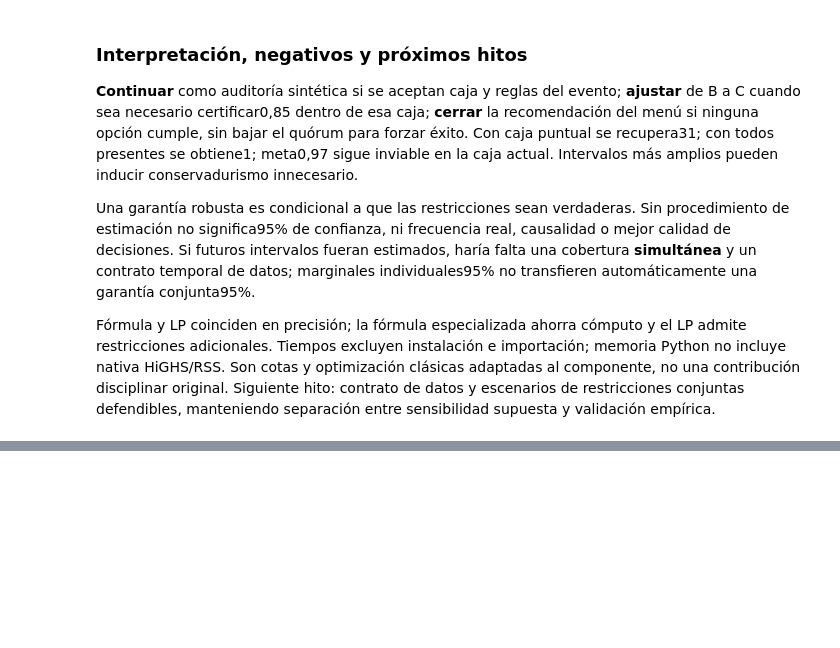
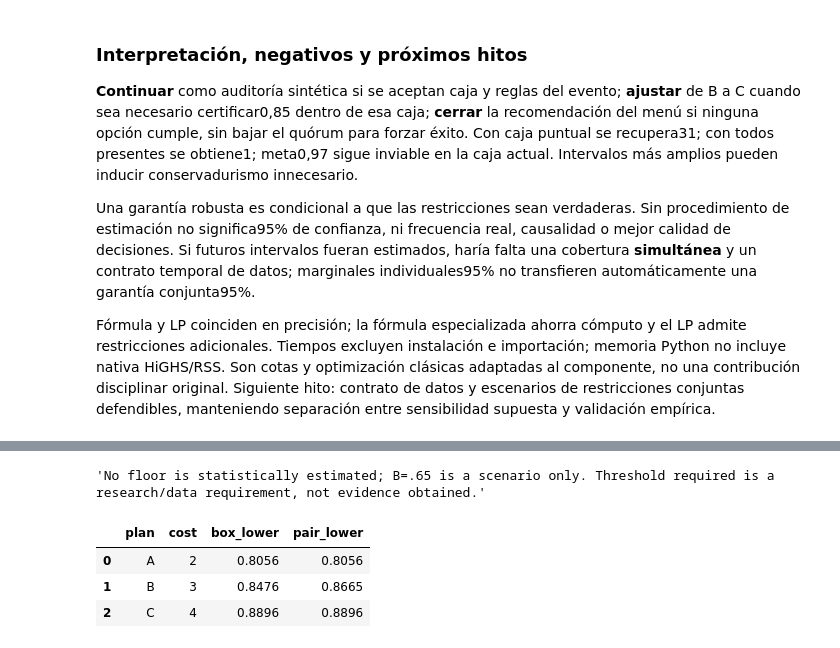
Before and after one commit to Jose85100/Portafolio, a Jupyter notebook: 06-strategy-innovation-and-leadership/21-executive-governance-board-decisions/quorum-common-cause-gate/notebook.ipynb, the cells around one changed output, grey strips where cells are left out. Drawn from its saved outputs; the diff is of its cells as text; code cells hidden in the pictures; blank space fills up the shorter version.

```diff
--- a/06-strategy-innovation-and-leadership/21-executive-governance-board-decisions/quorum-common-cause-gate/notebook.ipynb
+++ b/06-strategy-innovation-and-leadership/21-executive-governance-board-decisions/quorum-common-cause-gate/notebook.ipynb
@@ -386,0 +403,15 @@ Fórmula y LP coinciden en precisión; la fórmula especializada ahorra cómputo
+# %%
+from benchmarks.pair_run import load_pair_config, lp_pair
+from src.pair_assurance import pair_lower, required_pair_floor, choose_pair
+pcfg,pplans,prisk,pshock=load_pair_config()
+pdf=pd.DataFrame([{'plan':p.name,'cost':p.cost,'box_lower':interval_bounds(p,prisk,pshock)['lower'],'pair_lower':pair_lower(p,prisk,pshock,pcfg['floors'][p.name])} for p in pplans])
+display(pcfg['evidence_status'])
+display(pdf.round(6))
+assert abs(pdf.loc[1,'pair_lower']-.8665)<1e-12
+assert choose_pair(pplans,prisk,pshock,pcfg['floors'],pcfg['target']).name=='B'
+# %% [output]
+'No floor is statistically estimated; B=.65 is a scenario only. Threshold required is a research/data requirement, not evidence obtained.'
+|  | plan | cost | box_lower | pair_lower |
+| 0 | A | 2 | 0.8056 | 0.8056 |
+| 1 | B | 3 | 0.8476 | 0.8665 |
+| 2 | C | 4 | 0.8896 | 0.8896 |
```
Also changed, not shown: parts of 12 cells of this notebook, 34 other files.
